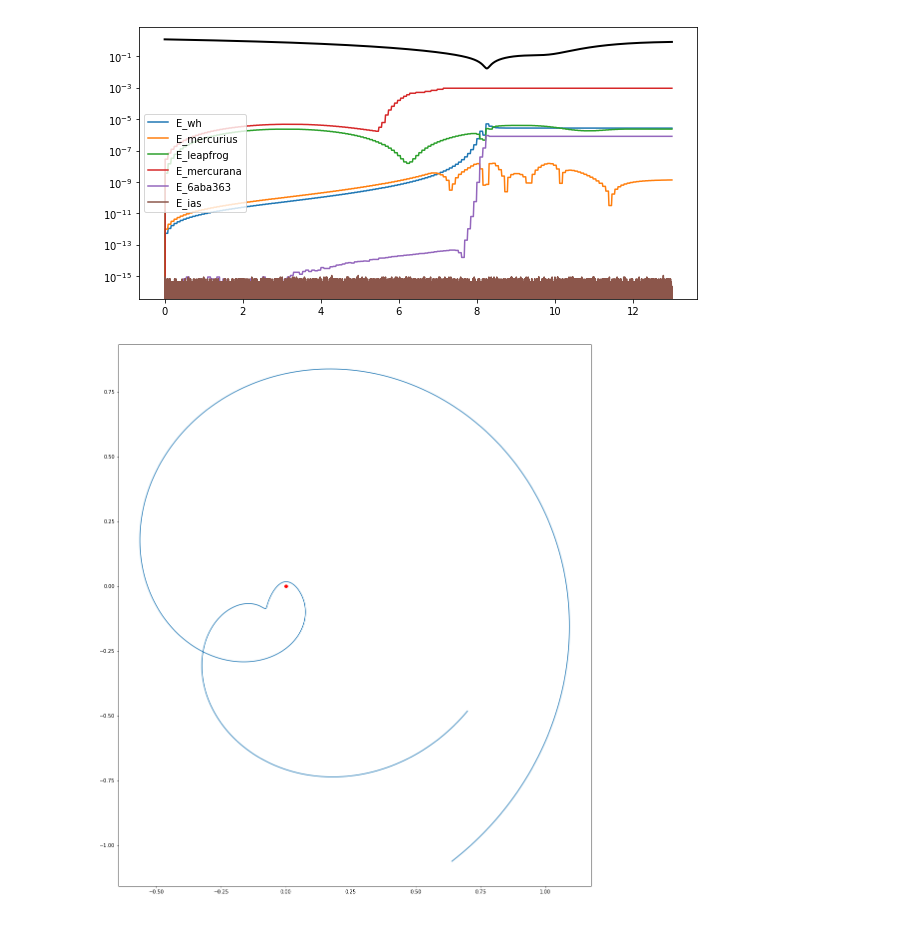
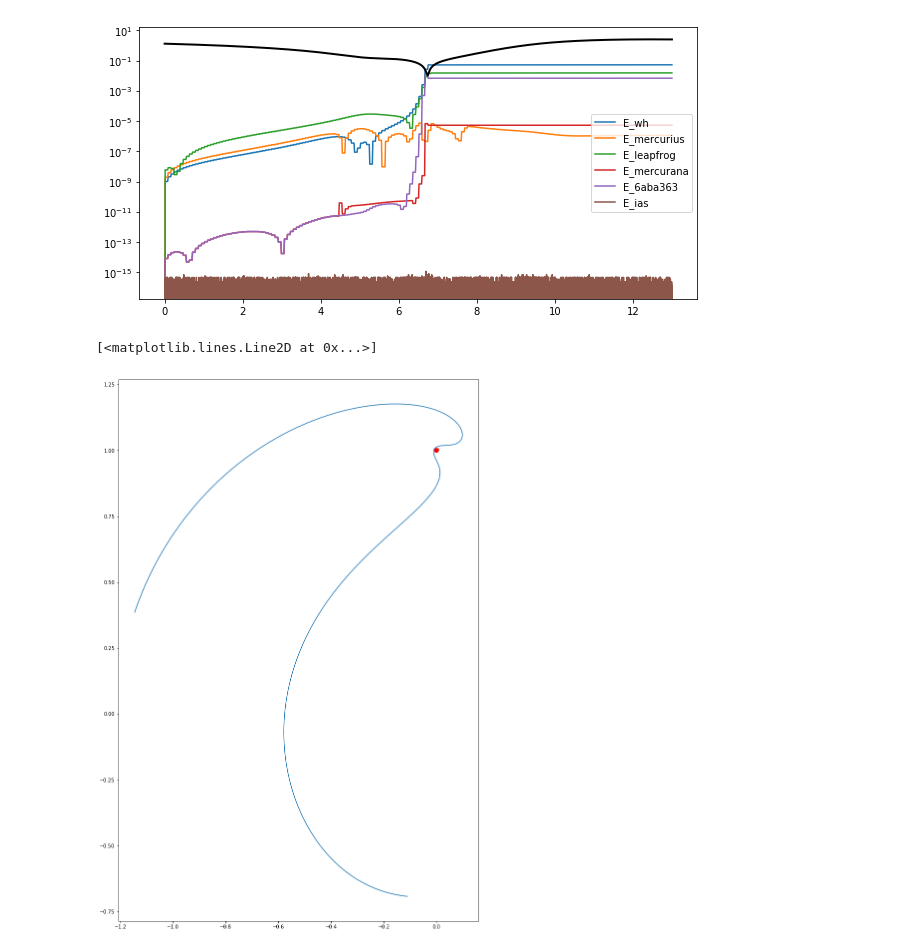
Before and after one commit to zhendongjia/rebound, a Jupyter notebook: mercurana/tests.ipynb, the cells around one changed output. Drawn from its saved outputs; the diff is of its cells as text; code cells hidden in the pictures.

```diff
--- a/mercurana/tests.ipynb
+++ b/mercurana/tests.ipynb
@@ -12,7 +12,7 @@ def setup():
     #sim.softening = 0.01
     sim.add(m=1)
     sim.add(m=1e-3,a=1)
-    sim.add(m=1e-6,a=1.1208,f=1.2443)
+    sim.add(m=1e-3,a=1.208,f=1.2443)
     sim.dt = sim.particles[1].P*0.012491045123123
     sim.move_to_com()
     return sim
@@ -86,12 +86,19 @@ ax.plot(timesias,E_ias,label="E_ias")
 ax.plot(timesias,np.sqrt((xys[:,1,0]-xys[:,2,0])**2+(xys[:,1,1]-xys[:,2,1])**2),color="black",lw=2)
 ax.legend();
 # %% [output]
-[figure, old version]
+[figure, new version]
+# %%
+phi = np.arctan2(xys[:,1,0],xys[:,1,1])
+r = np.sqrt(np.square(xys[:,1,0])+np.square(xys[:,1,1]))
+# %%
+c, s = np.cos(phi), np.sin(phi)
 # %%
 fig, ax = plt.subplots(1,1,figsize=(20,20))
 ax.set_aspect("equal")
 #ax.scatter(xys[:,:,0],xys[:,:,1]);
-ax.plot(xys[:,1,0]-xys[:,2,0],xys[:,1,1]-xys[:,2,1]);
-ax.scatter(0,0,color="red");
+#ax.plot(xys[:,1,0]-xys[:,2,0],xys[:,1,1]-xys[:,2,1]);
+ax.plot((c*xys[:,1,0]-s*xys[:,1,1])/r, (s*xys[:,1,0]+c*xys[:,1,1])/r,color="red",lw=9)
+ax.plot((c*xys[:,2,0]-s*xys[:,2,1])/r, (s*xys[:,2,0]+c*xys[:,2,1])/r)
 # %% [output]
+[<matplotlib.lines.Line2D at 0x...>]
-[figure, old version]
+[figure, new version]
```
Also changed, not shown: parts of 3 cells of this notebook.
